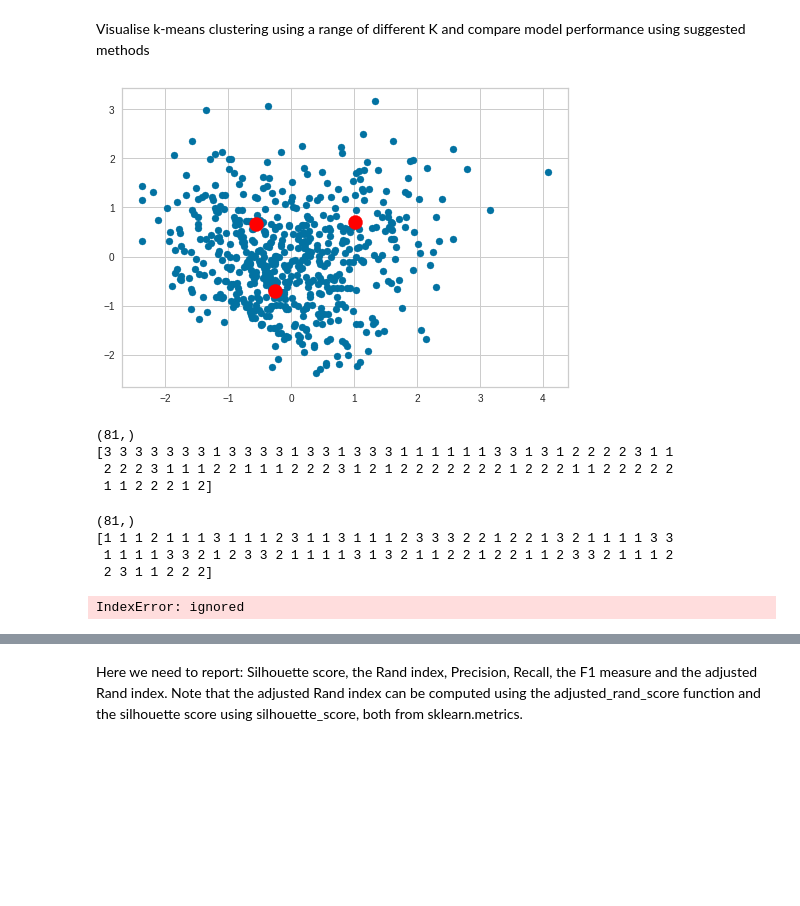
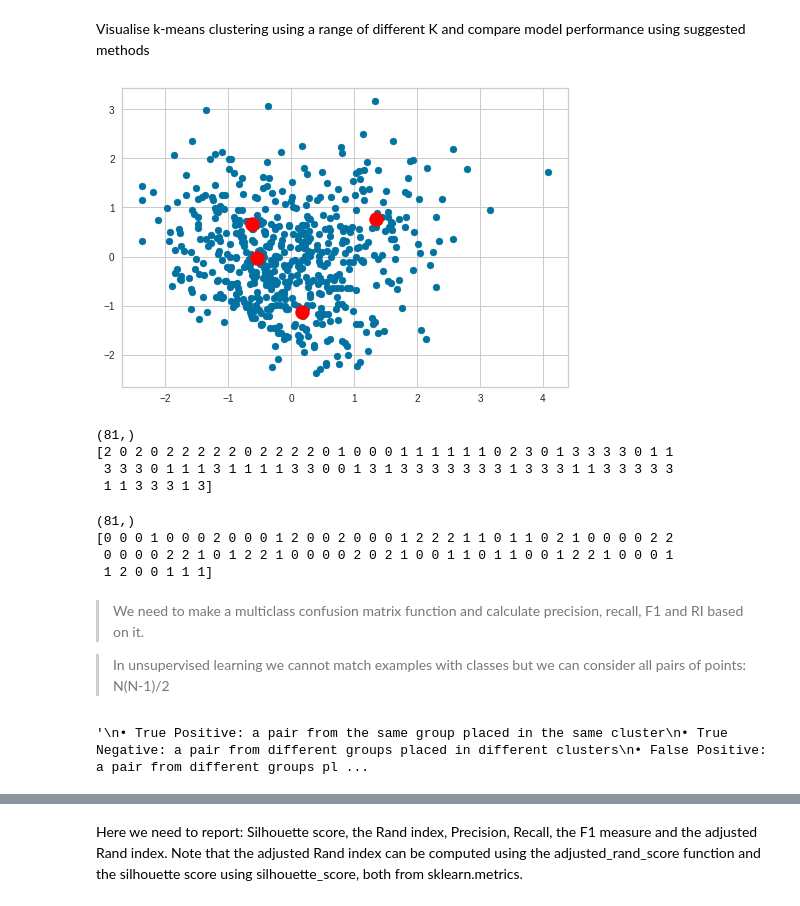
Before and after one commit to Migaalee/machine_learning, a Jupyter notebook: Assigment2_AA.ipynb, the cells around one changed output, grey strips where cells are left out. Saved outputs shown, nothing was run; the diff lists cells and outputs as text; code cells hidden in the pictures; blank space fills up the shorter version.

```diff
--- a/Assigment2_AA.ipynb
+++ b/Assigment2_AA.ipynb
@@ -479,73 +477,62 @@ y_values = alldata_scaled[['y']].values.flatten()
 # %% [markdown]
 Visualise k-means clustering using a range of different K and compare model performance using suggested methods
 # %%
-kmeans = KMeans(n_clusters = 3,                 # Set amount of clusters
+kmeans = KMeans(n_clusters = 4,                 # Set amount of clusters
                 init = 'k-means++',             # Initialization method for kmeans
                 max_iter = 300,                 # Maximum number of iterations
                 n_init = 10,                    # Choose how often algorithm will run with different centroid
                 random_state = 0)               # Choose random state for reproducibility
 
 pred_y = kmeans.fit_predict(X)
 
 
 
 # Plot the data
 plt.scatter(X[:,0],
             X[:,1])
 
 # Plot the clusters
 
 plt.scatter(kmeans.cluster_centers_[:, 0],
             kmeans.cluster_centers_[:, 1],
             s=200,                             # Set centroid size
             c='red')                           # Set centroid color
 plt.show()
 # %% [output]
-[figure, old version]
+[figure, new version]
 # %%
 np.shape(y_values)
 
-true_y = (y_values[y_values!=0])
-pred = (pred_y[y_values!=0])
-pred = pred + 1
+true_y =((y_values[y_values!=0]).astype(int) -1).flatten()
+pred = (pred_y[y_values!=0]).flatten()
 print(np.shape(pred))
 print(pred)
 # %% [output]
 (81,)
-[3 3 3 3 3 3 3 1 3 3 3 3 1 3 3 1 3 3 3 1 1 1 1 1 1 3 3 1 3 1 2 2 2 2 3 1 1
- 2 2 2 3 1 1 1 2 2 1 1 1 2 2 2 3 1 2 1 2 2 2 2 2 2 2 1 2 2 2 1 1 2 2 2 2 2
- 1 1 2 2 2 1 2]
+[2 0 2 0 2 2 2 2 2 0 2 2 2 2 0 1 0 0 0 1 1 1 1 1 1 0 2 3 0 1 3 3 3 3 0 1 1
+ 3 3 3 0 1 1 1 3 1 1 1 1 3 3 0 0 1 3 1 3 3 3 3 3 3 3 1 3 3 3 1 1 3 3 3 3 3
+ 1 1 3 3 3 1 3]
 # %%
-true_y = true_y.astype(int)
+
 print(np.shape(true_y))
 print(true_y)
 # %% [output]
 (81,)
-[1 1 1 2 1 1 1 3 1 1 1 2 3 1 1 3 1 1 1 2 3 3 3 2 2 1 2 2 1 3 2 1 1 1 1 3 3
- 1 1 1 1 3 3 2 1 2 3 3 2 1 1 1 1 3 1 3 2 1 1 2 2 1 2 2 1 1 2 3 3 2 1 1 1 2
- 2 3 1 1 2 2 2]
+[0 0 0 1 0 0 0 2 0 0 0 1 2 0 0 2 0 0 0 1 2 2 2 1 1 0 1 1 0 2 1 0 0 0 0 2 2
+ 0 0 0 0 2 2 1 0 1 2 2 1 0 0 0 0 2 0 2 1 0 0 1 1 0 1 1 0 0 1 2 2 1 0 0 0 1
+ 1 2 0 0 1 1 1]
-# %%
-from sklearn.metrics import confusion_matrix
-#tn, fp, fn, tp = confusion_matrix(y_values, pred_y)
-#tn, fp, fn, tp = confusion_matrix(y_evaluated.to_numpy().flatten(), pred_y)
-
-true_y = [y['y'] > 0].to_numpy().flatten()
-   #pred_y = cluster_labels[y_values!=0].reshape(-1,1)
-
-features_4 = df_total.iloc[:,[1,2,12,13,18]]
-Y_features_4 = features_4.iloc[:,-1]
-X_features_4 = features_4.iloc[:, features_4.columns != 'y']
-
-   # y_evaluated = y[y['y'] > 0]
-
-   # tn, fp, fn, tp = confusion_matrix(true_y, pred_y)
-
-
-    #true_y=y_evaluated.to_numpy().flatten()
-
-    #pred = pred_y[y_values!=0]
-    #label = labels[labels!=0].reshape(-1,1)
-    #pred = predictions[labels!=0].reshape(-1,1)
-# %% [output]
-IndexError: ignored
+# %% [markdown]
+> We need to make a multiclass confusion matrix function and calculate precision, recall, F1 and RI based on it.
+
+> In unsupervised learning we cannot match examples with classes
+but we can consider all pairs of points: N(N-1)/2
+# %%
+"""
+• True Positive: a pair from the same group placed in the same cluster
+• True Negative: a pair from different groups placed in different clusters
+• False Positive: a pair from different groups placed in the same cluster
+• False Negative: a pair from the same group placed in different clusters
+"""
+# %% [output]
+'\n• True Positive: a pair from the same group placed in the same cluster\n• True Negative: a pair from different groups placed in different clusters\n• False Positive: a pair from different groups pl ...
 # %% [markdown]
```
Also changed, not shown: parts of 15 cells of this notebook.
